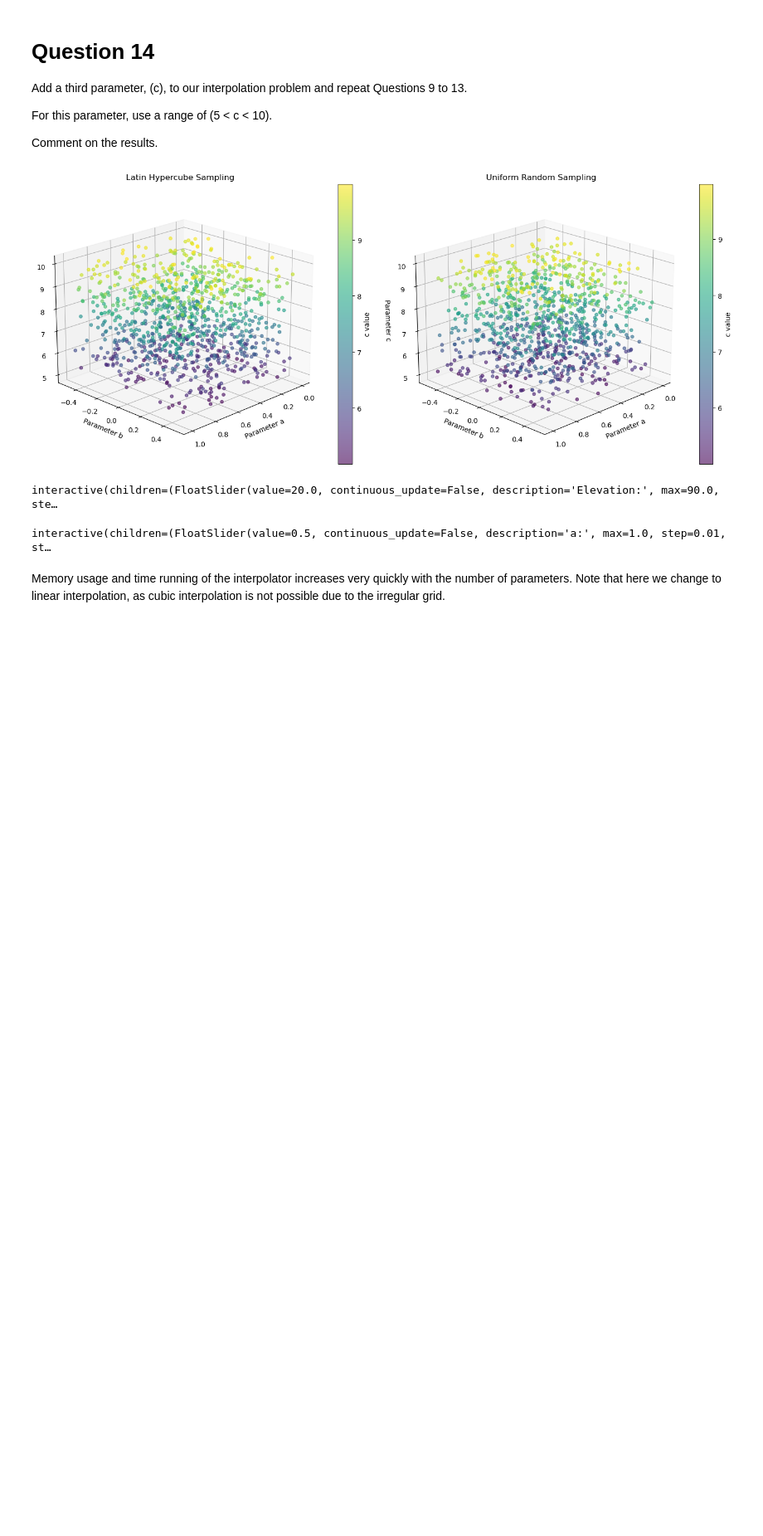
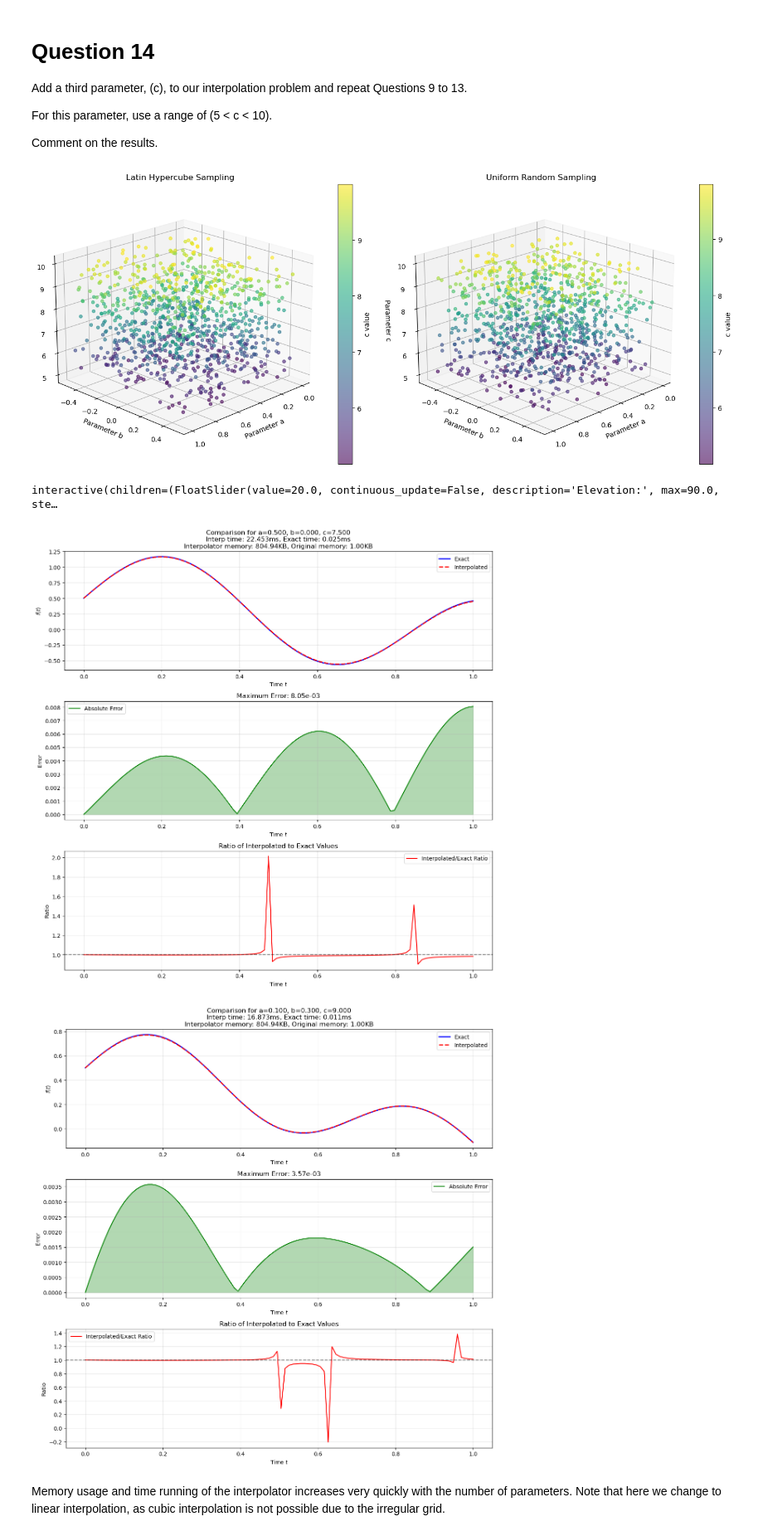
Before and after one commit to congminh-nguyen/dimcurse, a Jupyter notebook: dimcurse.ipynb, the cells around one changed output. Shown at 83% size. Drawn from its saved outputs; the diff is of its cells as text; code cells hidden in the pictures; blank space fills up the shorter version.

```diff
--- a/dimcurse.ipynb
+++ b/dimcurse.ipynb
@@ -899,34 +918,39 @@ def plot_comparison_3d(a_value, b_value, c_value):
     plt.show()
 
 # Create interpolator
 f_interp, t, interp_size = create_abc_interpolator(a_samples, b_samples, c_samples)
 
 # Create interactive widgets
 a_slider = widgets.FloatSlider(
     value=0.5, min=0, max=1, step=0.01,
     description='a:', continuous_update=False,
     style={'description_width': 'initial'}
 )
 
 b_slider = widgets.FloatSlider(
     value=0, min=-0.5, max=0.5, step=0.01,
     description='b:', continuous_update=False,
     style={'description_width': 'initial'}
 )
 
 c_slider = widgets.FloatSlider(
     value=7.5, min=5, max=10, step=0.1,
     description='c:', continuous_update=False,
     style={'description_width': 'initial'}
 )
 
 # Create interactive plot
 widgets.interactive(plot_comparison_3d,
                    a_value=a_slider,
                    b_value=b_slider,
                    c_value=c_slider)
+
+# Create a static snapshot with default parameters
+plot_comparison_3d(a_value=0.5, b_value=0, c_value=7.5)
+plot_comparison_3d(a_value=0.1, b_value=0.3, c_value=9)
 # %% [output]
-interactive(children=(FloatSlider(value=0.5, continuous_update=False, description='a:', max=1.0, step=0.01, st…
+[figure, added]
+[figure, added]
 # %% [markdown]
 Memory usage and time running of the interpolator increases very quickly with the number of parameters. Note that here we change to linear interpolation, as cubic interpolation is not possible due to the irregular grid.
 # %% [markdown]
```
Also changed, not shown: parts of 6 cells of this notebook.
